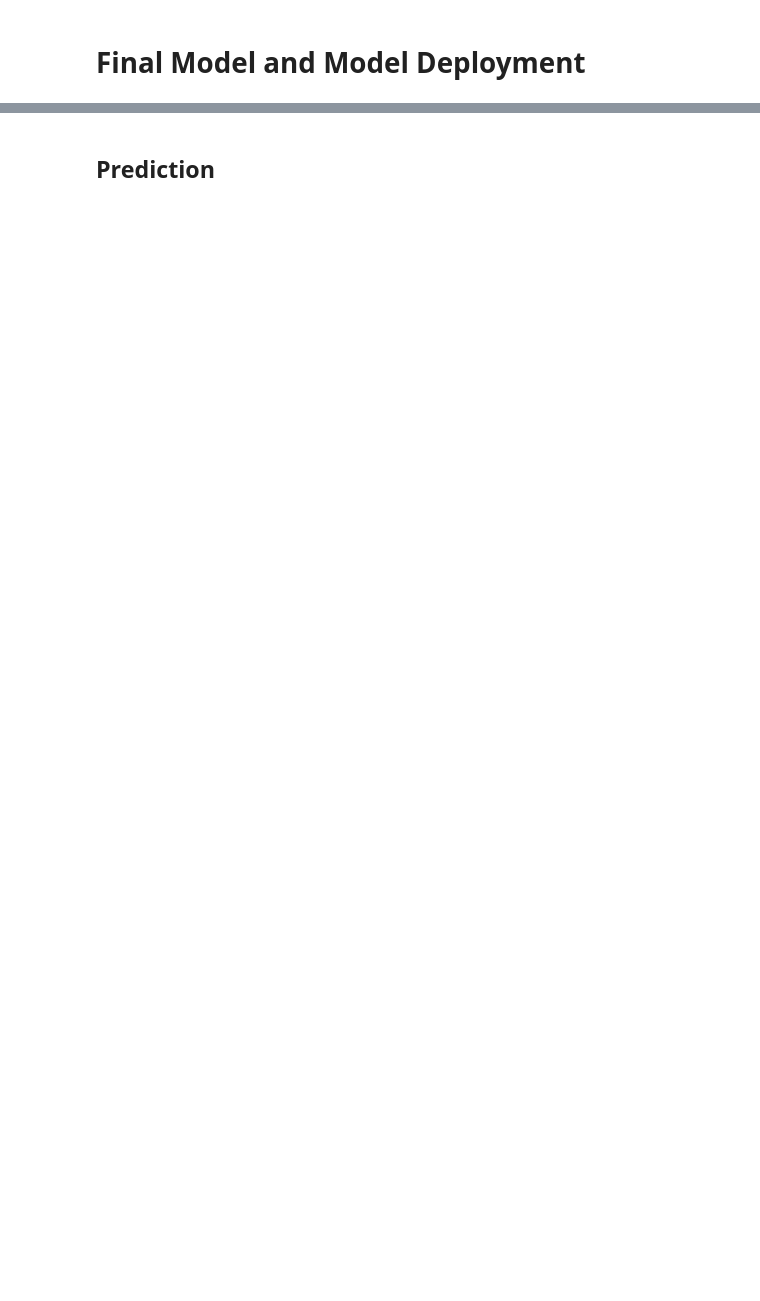
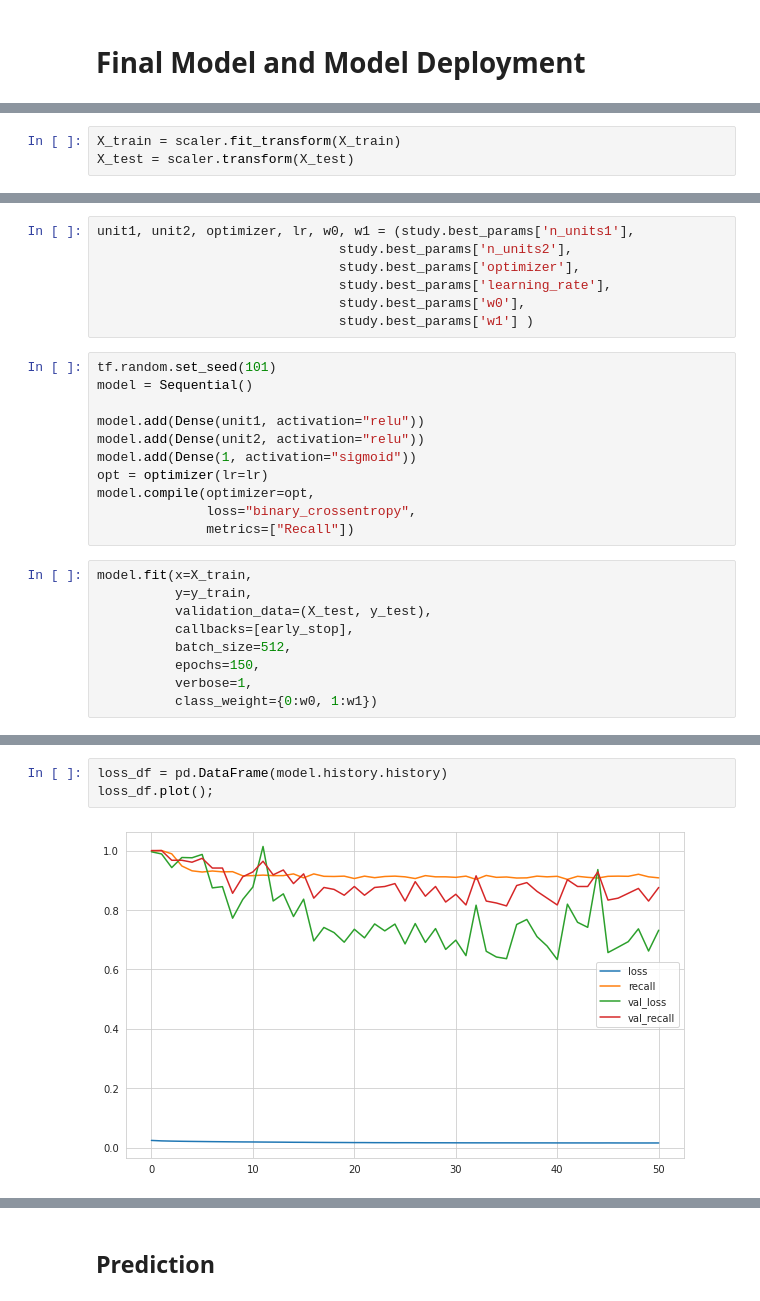
Before and after one commit to quant-IT/Clarusway, a Jupyter notebook: DL_Assignment_1_(Classification_with_ANN_Churn_Prediction)_Student.ipynb, the cells around one changed output, grey strips where cells are left out. Saved outputs shown, nothing was run; the diff lists cells and outputs as text; blank space fills up the shorter version.

```diff
--- a/DL_Assignment_1_(Classification_with_ANN_Churn_Prediction)_Student.ipynb
+++ b/DL_Assignment_1_(Classification_with_ANN_Churn_Prediction)_Student.ipynb
@@ -584,0 +691,3 @@ model.fit(X_train,
+# %%
+X_train = scaler.fit_transform(X_train)
+X_test = scaler.transform(X_test)
@@ -584,0 +703,27 @@ model.fit(X_train,
+# %%
+unit1, unit2, optimizer, lr, w0, w1 = (study.best_params['n_units1'],
+                               study.best_params['n_units2'],
+                               study.best_params['optimizer'],
+                               study.best_params['learning_rate'],
+                               study.best_params['w0'],
+                               study.best_params['w1'] )
+# %%
+tf.random.set_seed(101)
+model = Sequential()
+
+model.add(Dense(unit1, activation="relu"))
+model.add(Dense(unit2, activation="relu"))
+model.add(Dense(1, activation="sigmoid"))
+opt = optimizer(lr=lr)
+model.compile(optimizer=opt,
+              loss="binary_crossentropy",
+              metrics=["Recall"])
+# %%
+model.fit(x=X_train,
+          y=y_train,
+          validation_data=(X_test, y_test),
+          callbacks=[early_stop],
+          batch_size=512,
+          epochs=150,
+          verbose=1,
+          class_weight={0:w0, 1:w1})
@@ -584,0 +749,5 @@ model.fit(X_train,
+# %%
+loss_df = pd.DataFrame(model.history.history)
+loss_df.plot();
+# %% [output]
+[figure, added]
```
Also changed, not shown: parts of 30 cells of this notebook.
